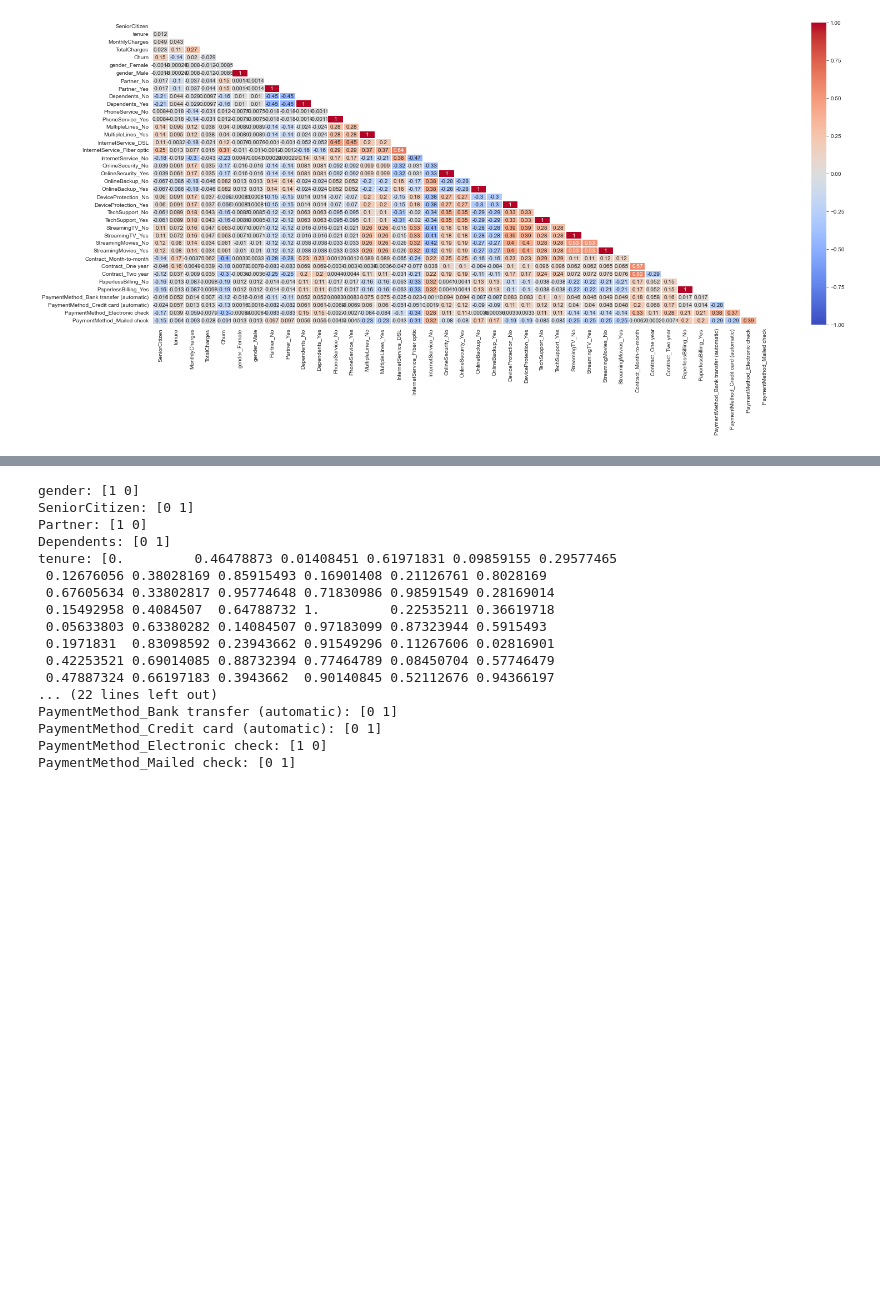
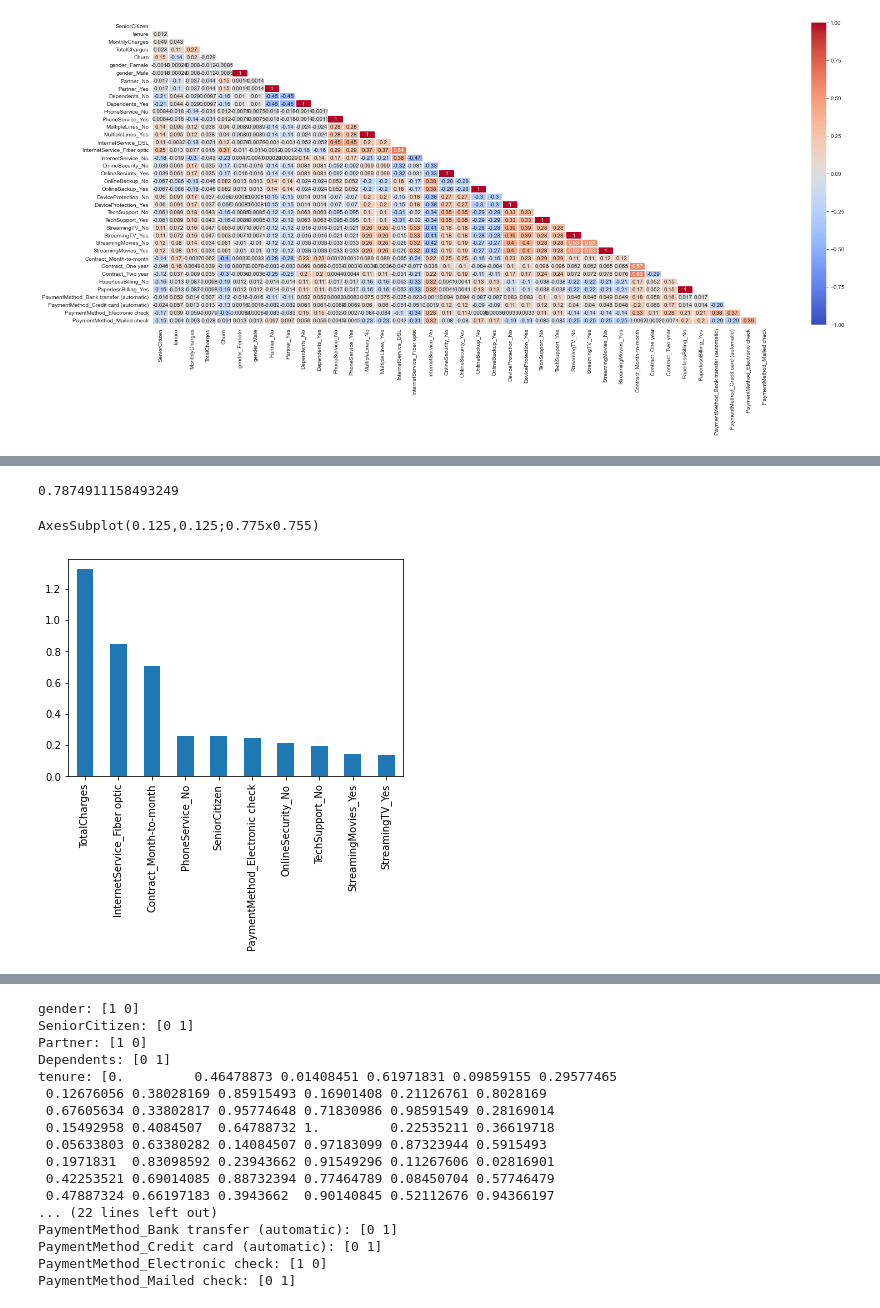
Before and after one commit to furkaneneseren/Telco-Churn-Prediction, a Jupyter notebook: churn-prediction.ipynb, the cells around one changed output, grey strips where cells are left out. Cells and saved outputs as stored; diff of their text form; code cells hidden in the pictures; blank space fills up the shorter version.

```diff
--- a/churn-prediction.ipynb
+++ b/churn-prediction.ipynb
@@ -542,3 +519,17 @@ mask = np.triu(np.ones_like(corr, dtype=bool))
 ax = sns.heatmap(corr, mask=mask, xticklabels=corr.columns, yticklabels=corr.columns, annot=True, linewidths=.2, cmap='coolwarm', vmin=-1, vmax=1)
 # %% [output]
 [figure]
+# %%
+y = df_dummies['Churn'].values
+X = df_dummies.drop(columns = ['Churn'])
+
+features = X.columns.values
+scaler = MinMaxScaler(feature_range = (0,1))
+scaler.fit(X)
+X = pd.DataFrame(scaler.transform(X))
+X.columns = features
+# %%
+X_train, X_test, y_train, y_test = train_test_split(X, y, test_size=0.2, random_state=SEED)
+# %%
+model = LogisticRegression()
+result = model.fit(X_train, y_train)
@@ -544,0 +544,12 @@ ax = sns.heatmap(corr, mask=mask, xticklabels=corr.columns, yticklabels=corr.col
+# %%
+prediction_test = model.predict(X_test)
+print (metrics.accuracy_score(y_test, prediction_test))
+# %% [output]
+0.7874911158493249
+# %%
+weights = pd.Series(model.coef_[0],
+                 index=X.columns.values)
+print (weights.sort_values(ascending = False)[:10].plot(kind='bar'))
+# %% [output]
+AxesSubplot(0.125,0.125;0.775x0.755)
+[figure, added]
```
Also changed, not shown: parts of 32 cells of this notebook.
